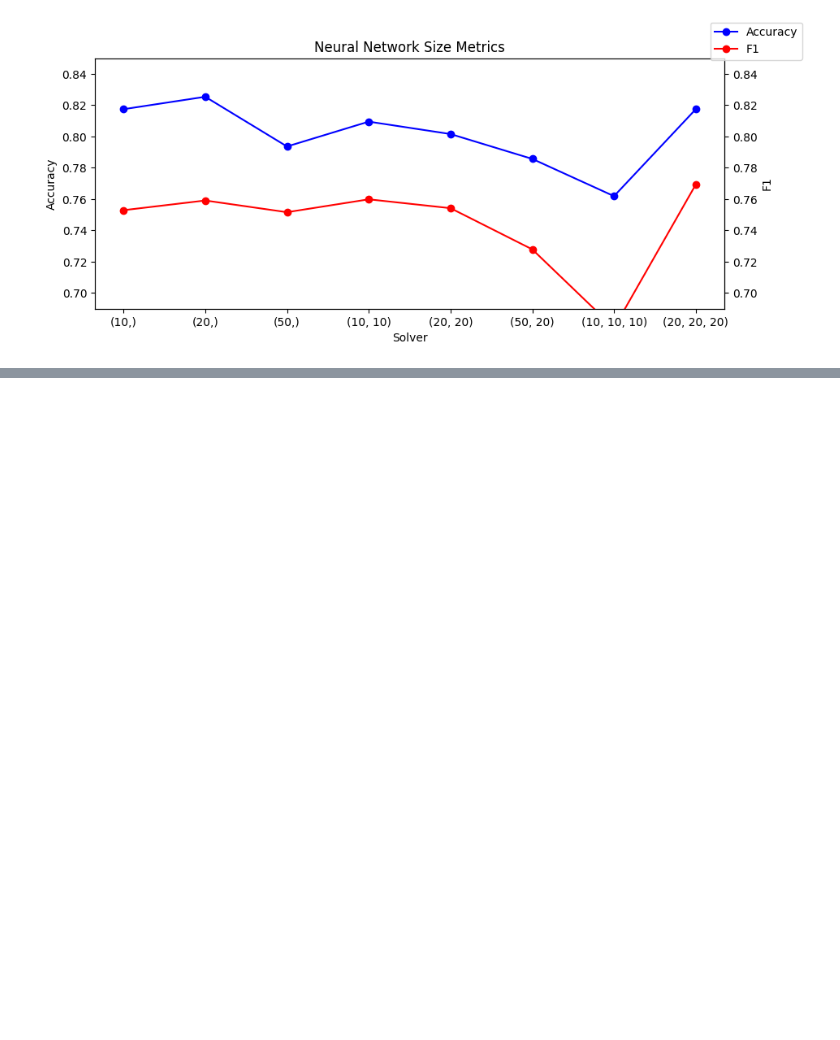
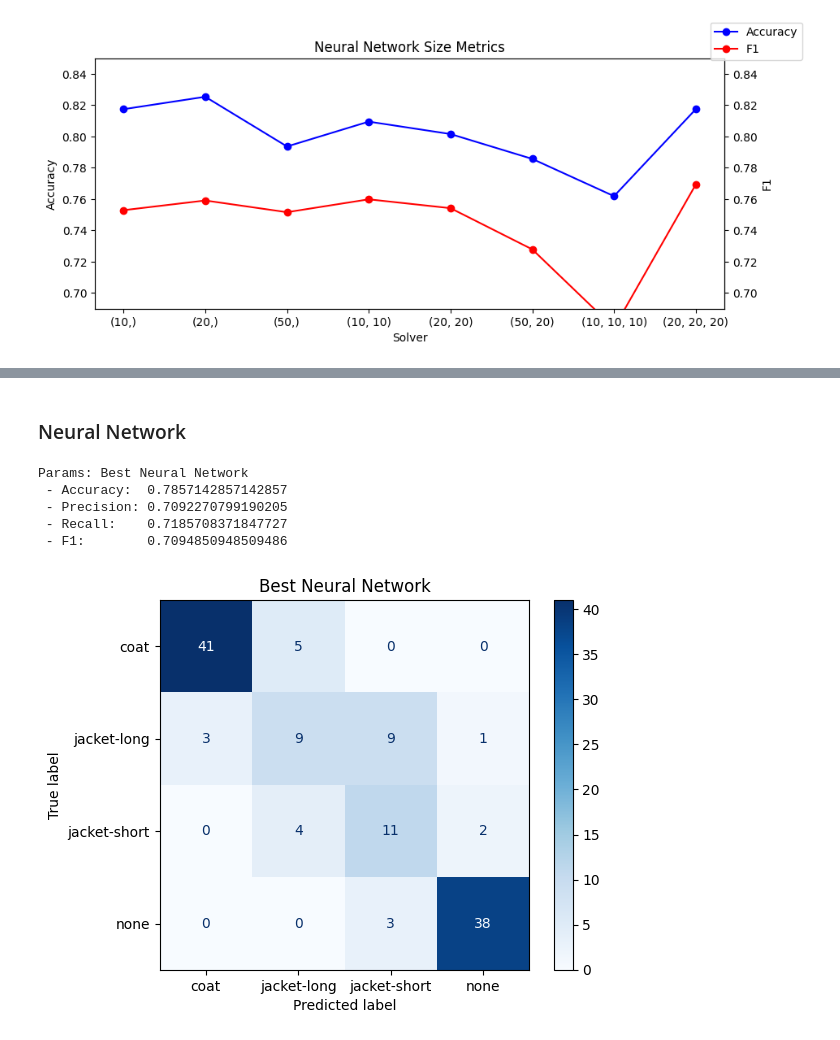
Before and after one commit to tikkikkit21/WeatherML, a Jupyter notebook: research.ipynb, the cells around one changed output, grey strips where cells are left out. Saved outputs shown, nothing was run; the diff lists cells and outputs as text; code cells hidden in the pictures; blank space fills up the shorter version.

```diff
--- a/research.ipynb
+++ b/research.ipynb
@@ -558,0 +640,22 @@ NeuralNetwork Best Score: 0.802364082793213
+# %% [markdown]
+### Neural Network
+# %%
+best_nn = MLPClassifier(
+    random_state=RANDOM_STATE,
+    hidden_layer_sizes=(20, 20, 20),
+    max_iter=2000,
+    activation='logistic',
+    alpha=0.001,
+    solver='adam'
+)
+
+best_nn.fit(X_train, y_train)
+lr_ypred = best_nn.predict(X_val)
+nn_results = score_model(lr_ypred, y_val, label='Best Neural Network')
+# %% [output]
+Params: Best Neural Network
+ - Accuracy:  0.7857142857142857
+ - Precision: 0.7092270799190205
+ - Recall:    0.7185708371847727
+ - F1:        0.7094850948509486
+[figure, added]
```
Also changed, not shown: parts of 18 cells of this notebook.
